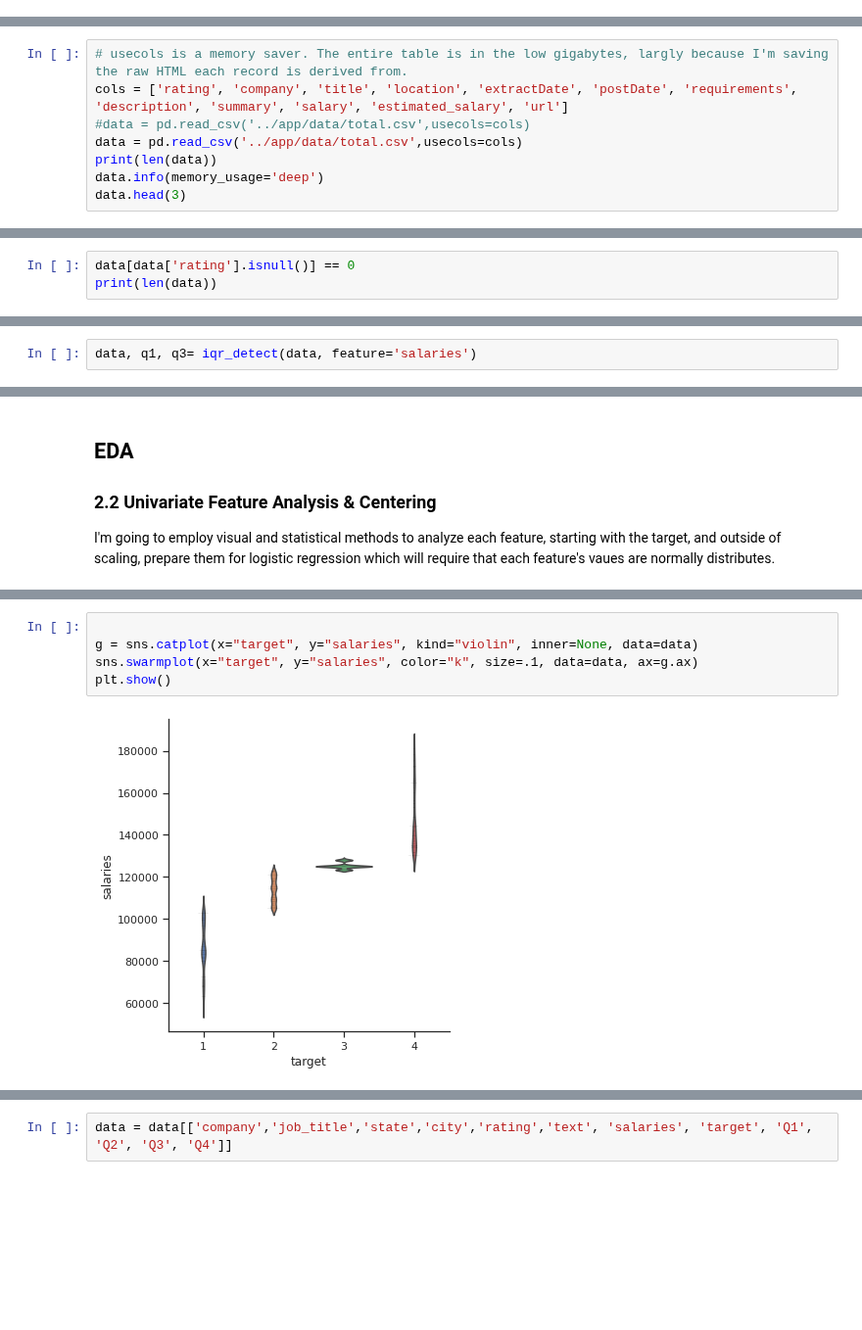
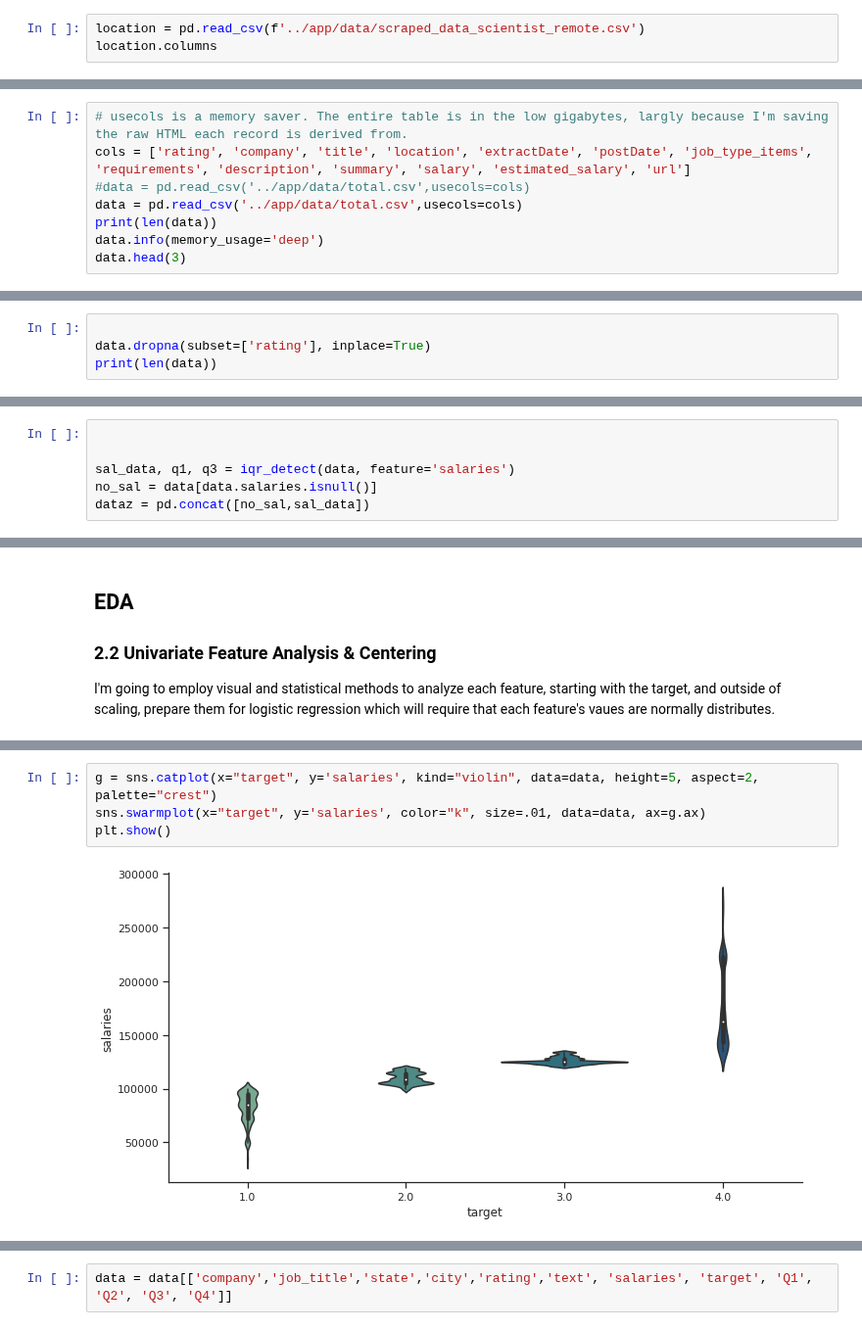
Before and after one commit to 333Kenji/indeedjobscraper, a Jupyter notebook: docs/1_wrangling_engineering.ipynb, the cells around one changed output, grey strips where cells are left out. Shown at 98% size. Cells and saved outputs as stored; diff of their text form; blank space fills up the shorter version.

Commit message:
worked on run, nice, consolidating remaining old code at bottom, readed job_type_items, to be handled as a categorical after converting nans

```diff
--- a/docs/1_wrangling_engineering.ipynb
+++ b/docs/1_wrangling_engineering.ipynb
@@ -32,3 +33,6 @@ warnings.filterwarnings("ignore")
 sns.set(style="ticks", color_codes=True)
 
 %matplotlib inline
+# %%
+location = pd.read_csv(f'../app/data/scraped_data_scientist_remote.csv')
+location.columns
@@ -40,7 +56,7 @@ The data consists of text scraped from every search result for 'data science/sci
 ### 1.1 Load and Inspect Table
 # %%
 # usecols is a memory saver. The entire table is in the low gigabytes, largly because I'm saving the raw HTML each record is derived from.
-cols = ['rating', 'company', 'title', 'location', 'extractDate', 'postDate', 'requirements', 'description', 'summary', 'salary', 'estimated_salary', 'url']
+cols = ['rating', 'company', 'title', 'location', 'extractDate', 'postDate', 'job_type_items', 'requirements', 'description', 'summary', 'salary', 'estimated_salary', 'url']
 #data = pd.read_csv('../app/data/total.csv',usecols=cols)
 data = pd.read_csv('../app/data/total.csv',usecols=cols)
 print(len(data))
@@ -295,6 +311,7 @@ Std.Dev: 0.4475
 # %% [markdown]
 For now I'll drop these. I'm considering what and how to impute. What I'd like to do is run clustering on the data, or perhaps logistic regression. One thing I know is that the picture will become clearer as I gain more data. For now though, the amount of missing values is very small.
 # %%
-data[data['rating'].isnull()] == 0
+
+data.dropna(subset=['rating'], inplace=True)
 print(len(data))
 # %% [output]
@@ -1226,3 +1253,7 @@ Name: salaries, Length: 8327, dtype: bool
 # %%
-data, q1, q3= iqr_detect(data, feature='salaries')
+
+
+sal_data, q1, q3 = iqr_detect(data, feature='salaries')
+no_sal = data[data.salaries.isnull()]
+dataz = pd.concat([no_sal,sal_data])
 # %% [output]
@@ -1324,7 +1384,6 @@ ax.fig.set_size_inches(18,4)
 # %%
-
-g = sns.catplot(x="target", y="salaries", kind="violin", inner=None, data=data)
-sns.swarmplot(x="target", y="salaries", color="k", size=.1, data=data, ax=g.ax)
+g = sns.catplot(x="target", y='salaries', kind="violin", data=data, height=5, aspect=2, palette="crest")
+sns.swarmplot(x="target", y='salaries', color="k", size=.01, data=data, ax=g.ax)
 plt.show()
 # %% [output]
-[figure, old version]
+[figure, new version]
```
Also changed, not shown: parts of 76 cells of this notebook.
